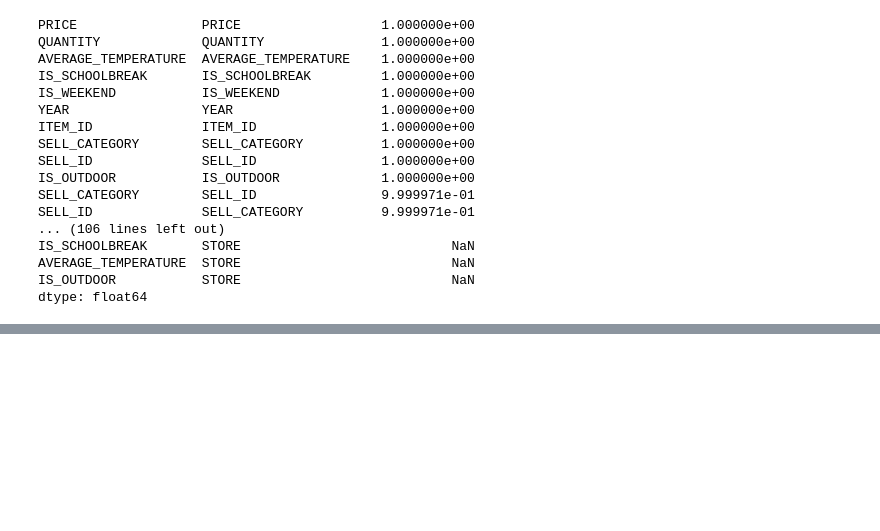
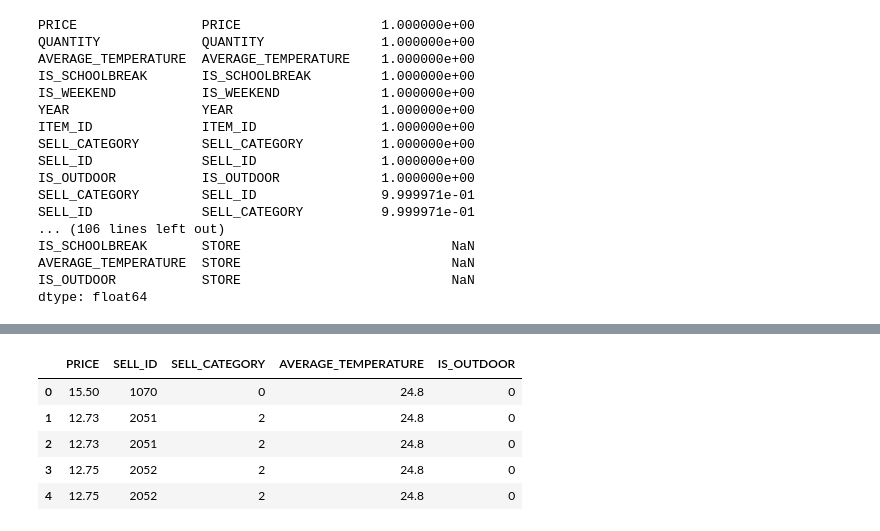
Before and after one commit to ewfruitcake/burgerpricing, a Jupyter notebook: Price elasticity of a burger menu.ipynb, the cells around one changed output, grey strips where cells are left out. Drawn from its saved outputs; the diff is of its cells as text; code cells hidden in the pictures; blank space fills up the shorter version.

Commit message:
Initial results and code
06-26-2023 update to "Price elasticity of a burger menu.ipynb file"

```diff
--- a/Price elasticity of a burger menu.ipynb
+++ b/Price elasticity of a burger menu.ipynb
@@ -413,0 +438,11 @@ dtype: float64
+# %%
+X = df.iloc[:, [2,4,5,12,13]] #PRICE & SELL_ID
+y = df.iloc[:, 3] #QUANTITY / dependent aka target variable
+X.head()
+# %% [output]
+|  | PRICE | SELL_ID | SELL_CATEGORY | AVERAGE_TEMPERATURE | IS_OUTDOOR |
+| 0 | 15.50 | 1070 | 0 | 24.8 | 0 |
+| 1 | 12.73 | 2051 | 2 | 24.8 | 0 |
+| 2 | 12.73 | 2051 | 2 | 24.8 | 0 |
+| 3 | 12.75 | 2052 | 2 | 24.8 | 0 |
+| 4 | 12.75 | 2052 | 2 | 24.8 | 0 |
```
Also changed, not shown: parts of 45 cells of this notebook.
